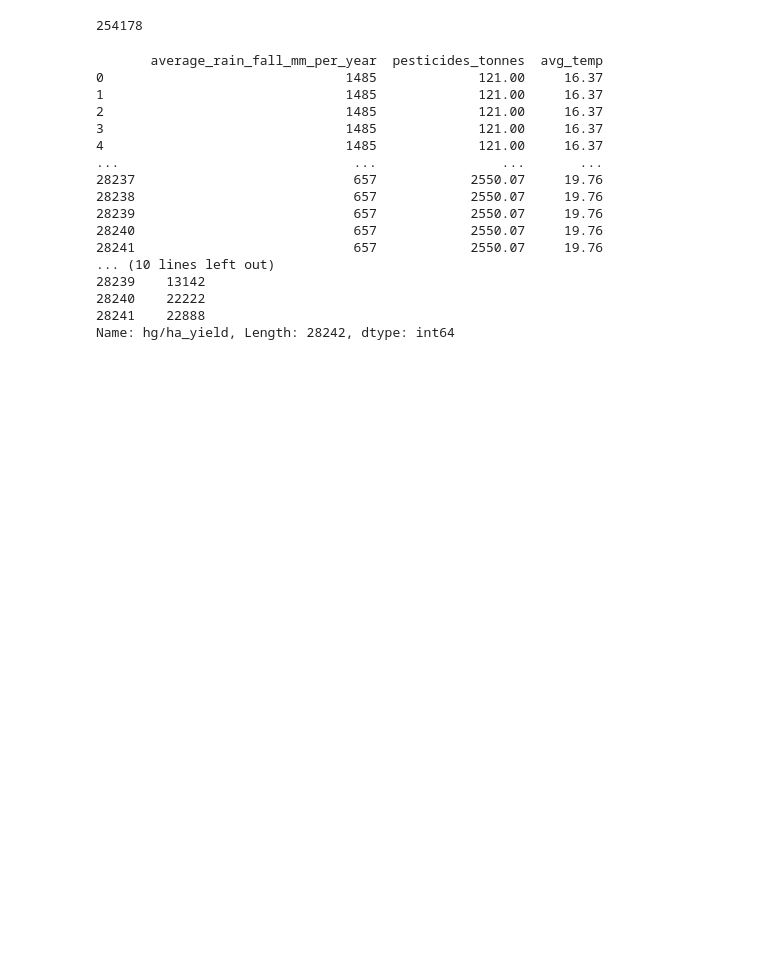
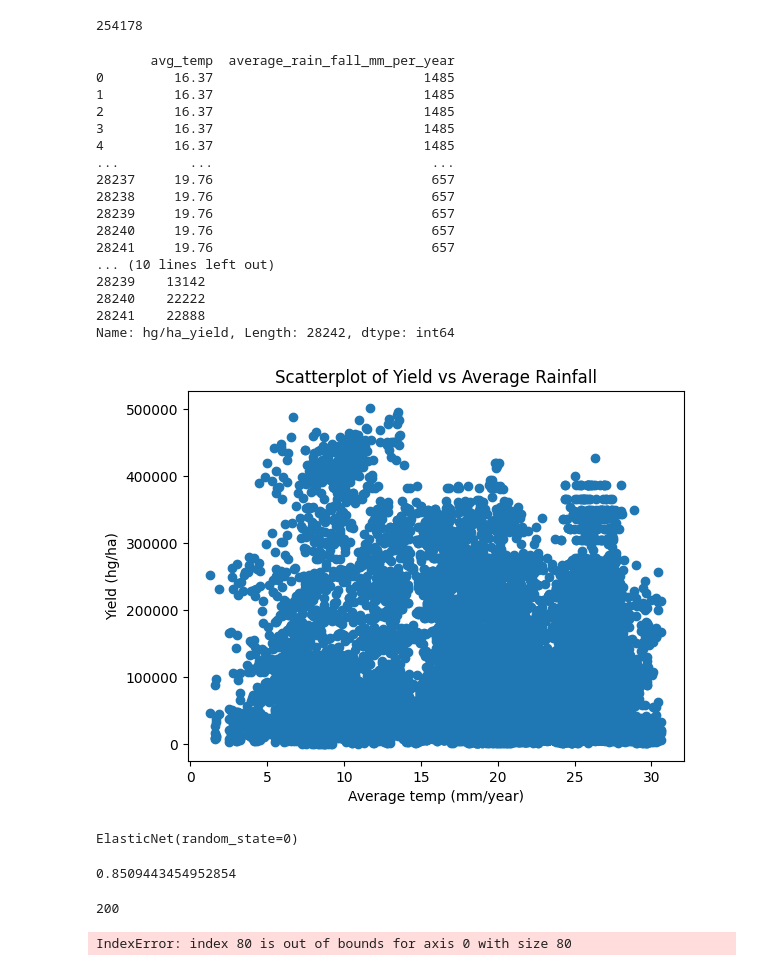
Before and after one commit to HackMercedBoostFoods/hackmercedboostfoods.github.io, a Jupyter notebook: Analytics.ipynb, the cells around one changed output. Saved outputs shown, nothing was run; the diff lists cells and outputs as text; code cells hidden in the pictures; blank space fills up the shorter version.

Commit message:
Finalized analytics.ipynb

```diff
--- a/Analytics.ipynb
+++ b/Analytics.ipynb
@@ -54,41 +61,74 @@ print(df.size)
 # %% [output]
 254178
 # %%
+from sklearn.linear_model import BayesianRidge
 # What are we gonna predict?
 # predict yield based on several factors: rain, pesticides, temp
 
-X = df[['average_rain_fall_mm_per_year', 'pesticides_tonnes', 'avg_temp']]
+X = df[[ 'avg_temp', 'average_rain_fall_mm_per_year']]
 y = df['hg/ha_yield']
 
+df.to_csv('analytics_dataframe.csv', index=False)
 print(X)
 print(y)
+import matplotlib.pyplot as plt
+
+plt.scatter(df['avg_temp'], df['hg/ha_yield'])
+plt.xlabel('Average temp (mm/year)')
+plt.ylabel('Yield (hg/ha)')
+plt.title('Scatterplot of Yield vs Average Rainfall')
+plt.savefig('scatterplot.png')
 # %% [output]
-       average_rain_fall_mm_per_year  pesticides_tonnes  avg_temp
-0                               1485             121.00     16.37
-1                               1485             121.00     16.37
-2                               1485             121.00     16.37
-3                               1485             121.00     16.37
-4                               1485             121.00     16.37
-...                              ...                ...       ...
-28237                            657            2550.07     19.76
-28238                            657            2550.07     19.76
-28239                            657            2550.07     19.76
-28240                            657            2550.07     19.76
-28241                            657            2550.07     19.76
+       avg_temp  average_rain_fall_mm_per_year
+0         16.37                           1485
+1         16.37                           1485
+2         16.37                           1485
+3         16.37                           1485
+4         16.37                           1485
+...         ...                            ...
+28237     19.76                            657
+28238     19.76                            657
+28239     19.76                            657
+28240     19.76                            657
+28241     19.76                            657
 ... (10 lines left out)
 28239    13142
 28240    22222
 28241    22888
 Name: hg/ha_yield, Length: 28242, dtype: int64
+[figure, added]
 # %%
-model = LogisticRegression(max_iter=1000)
+#model = LogisticRegression( solver='sag', max_iter=1000, n_jobs=-1)
+#X, y = make_regression(random_state=0)
+X, y = make_regression(n_features=2, random_state=0)
+regr = ElasticNet(random_state=0)
+regr.fit(X, y)
+#print(regr.coef_)
+regr.score(X, y)
 
-X_train, X_test, y_train, y_test = train_test_split(X, y, test_size=0.2)
-model.fit(X_train, y_train)
+X_train, X_test, y_train, y_test = train_test_split(X, y, test_size=0.8, train_size=.2)
+regr.fit(X_train, y_train)
+
+#GradientBoostingRegressor(random_state=0)
+#reg.predict(X_test[1:2])
+#array([-61...])
+#reg.score(X_test, y_test)
+#model.fit(X_train, y_train)
+# %% [output]
+ElasticNet(random_state=0)
 # %%
-pred = model.predict(X_test)
-model.score(X_test, y_test)
+pred = regr.predict(X_test)
+#pred = regr.predict(X)
+#print(pred)
+regr.score(X_test, y_test)
+# %% [output]
+0.8509443454952854
 # %%
+print(X.size)
 with open("analytics.txt", "w") as file:
-    for i in range(0, X.size):
-        print(f'Yield probability: {pred[i]}')
+    for s in range(0,X.size):
+        if(len[pred[s]] ):
+            file.write(f'Yield probability: {pred[s]}\n')
+# %% [output]
+200
+IndexError: index 80 is out of bounds for axis 0 with size 80
```
Also changed, not shown: parts of 2 cells of this notebook, 3 other files.
